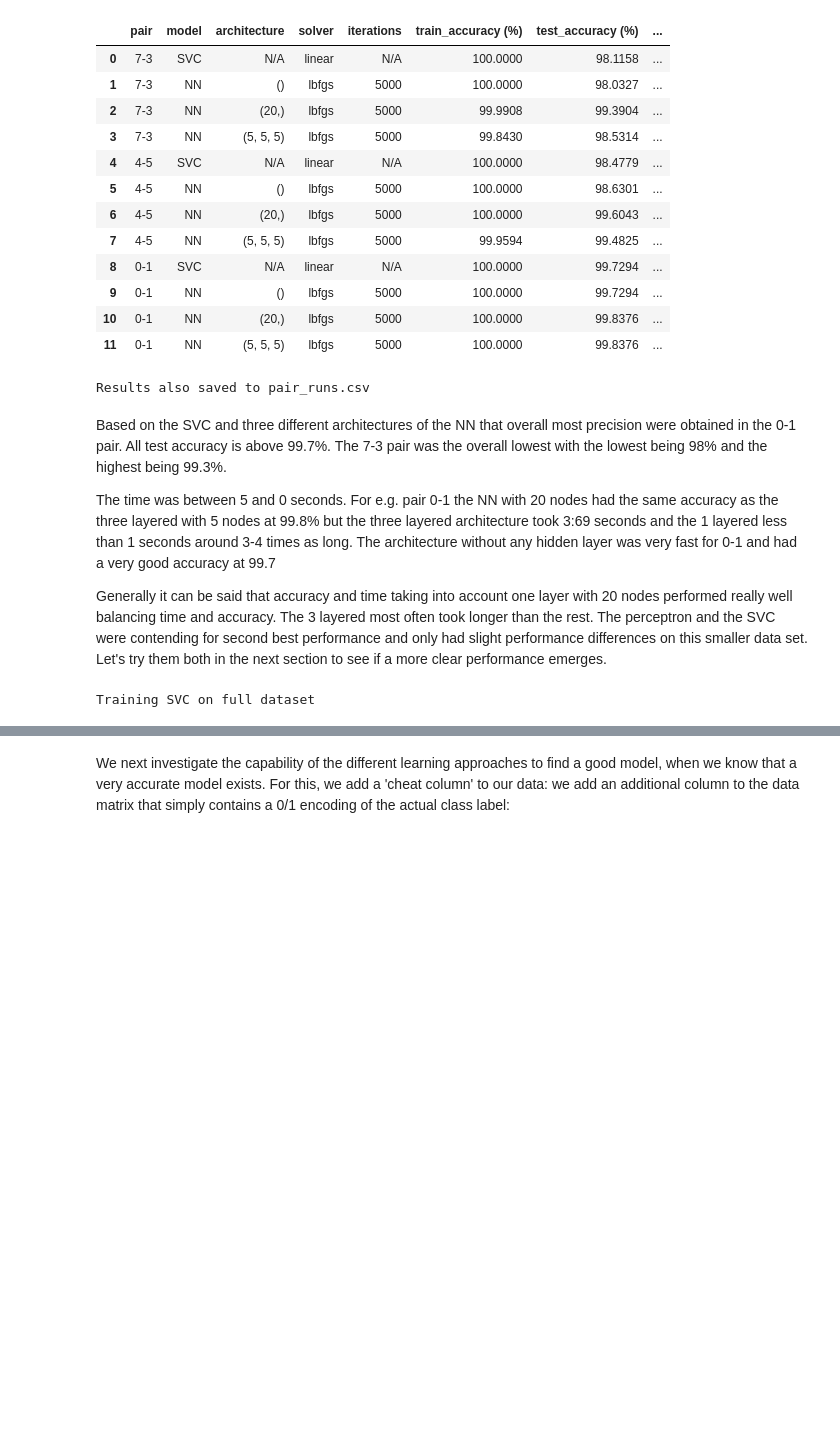
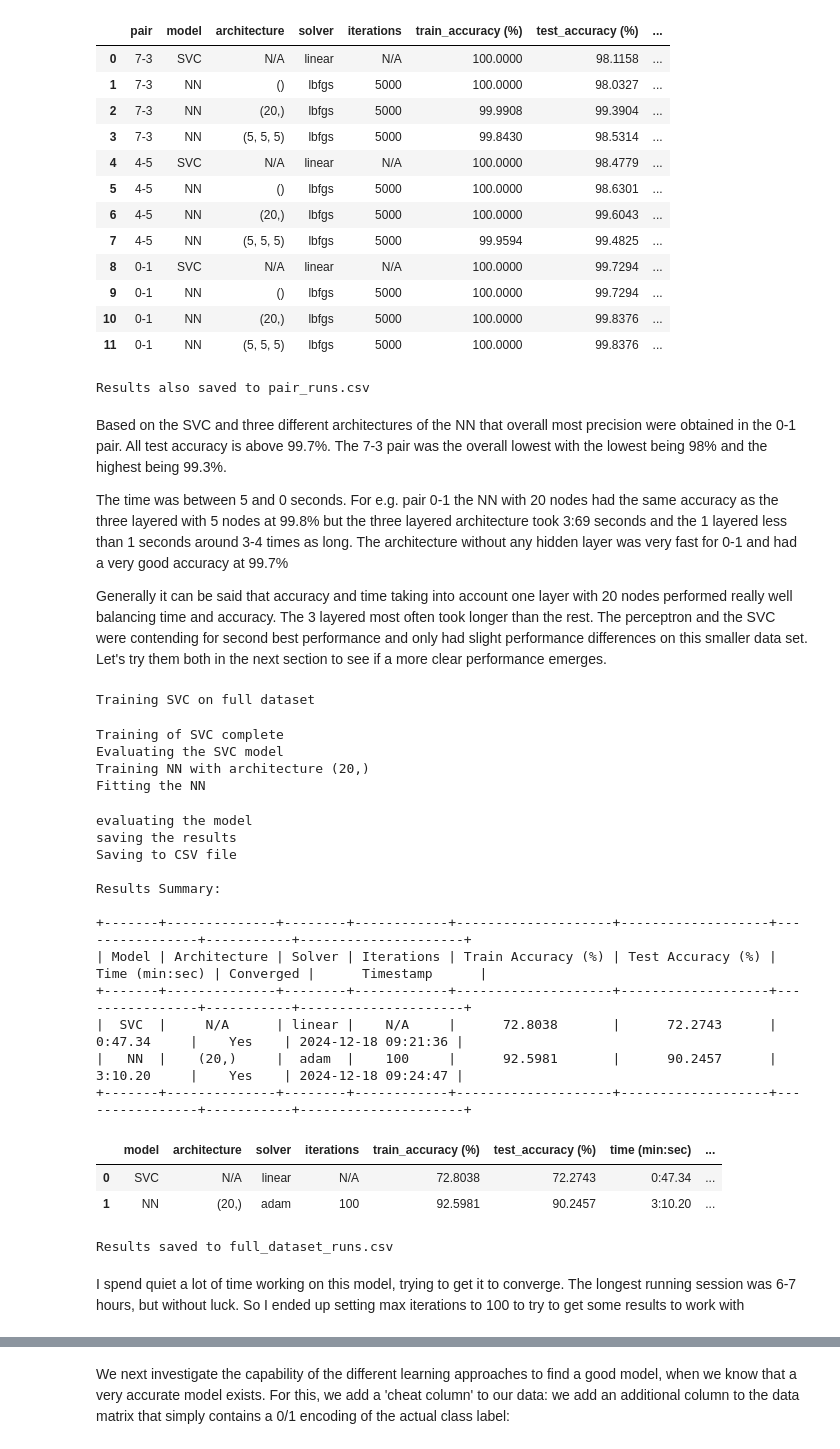
Before and after one commit to kennethelong/firstPyhtonProject, a Jupyter notebook: Exam/Exercise_sheet_E24-2.ipynb, the cells around one changed output, grey strips where cells are left out. Cells and saved outputs as stored; diff of their text form; code cells hidden in the pictures; blank space fills up the shorter version.

```diff
--- a/Exam/Exercise_sheet_E24-2.ipynb
+++ b/Exam/Exercise_sheet_E24-2.ipynb
@@ -603,7 +599,7 @@ Results also saved to pair_runs.csv
 # %% [markdown]
 Based on the SVC and three different architectures of the NN that overall most precision were obtained in the 0-1 pair. All test accuracy is above 99.7%. The 7-3 pair was the overall lowest with the lowest being 98% and the highest being 99.3%.
 
-The time was between 5 and 0 seconds. For e.g. pair 0-1 the NN with 20 nodes had the same accuracy as the three layered with 5 nodes at 99.8% but the three layered architecture took 3:69 seconds and the 1 layered less than 1 seconds around 3-4 times as long. The architecture without any hidden layer was very fast for 0-1 and had a very good accuracy at 99.7
+The time was between 5 and 0 seconds. For e.g. pair 0-1 the NN with 20 nodes had the same accuracy as the three layered with 5 nodes at 99.8% but the three layered architecture took 3:69 seconds and the 1 layered less than 1 seconds around 3-4 times as long. The architecture without any hidden layer was very fast for 0-1 and had a very good accuracy at 99.7%
 
 Generally it can be said that accuracy and time taking into account one layer with 20 nodes performed really well balancing time and accuracy. The 3 layered most often took longer than the rest. The perceptron and the SVC were contending for second best performance and only had slight performance differences on this smaller data set. Let's try them both in the next section to see if a more clear performance emerges.
 # %%
@@ -628,8 +624,8 @@ from prettytable import PrettyTable
 
 # Neural network configurations to run
 nn_configurations = [
-    {"architecture": (), "solver": "adam", "iterations": 10000},
-    {"architecture": (), "solver": "lbfgs", "iterations": 10000},
+    {"architecture": (20,), "solver": "adam", "iterations": 100},
+    #{"architecture": (), "solver": "lbfgs", "iterations": 10000},
     #{"architecture": (20,), "solver": "lbfgs", "iterations": 5000},
 ]
 
@@ -644,7 +640,7 @@ X_train, X_test, y_train, y_test = train_test_split(mnist.data, mnist.target, ra
 
 print(f"Training SVC on full dataset")
 start_svc = time.time()
-svc = SVC(kernel="linear", random_state=11)
+svc = SVC(kernel="linear", random_state=11, max_iter=100)
 svc.fit(X_train, y_train)
 print(f"Training of SVC complete")
 end_svc = time.time()
@@ -724,33 +720,55 @@ results_df.to_csv(file_path, index=False)
 # Display results as a PrettyTable
 table = PrettyTable()
 table.field_names = [
     "Model", "Architecture", "Solver", "Iterations",
     "Train Accuracy (%)", "Test Accuracy (%)", "Time (min:sec)", "Converged", "Timestamp"
 ]
 
 for result in results:
     table.add_row([
         result["model"],
         result["architecture"],
         result["solver"],
         result["iterations"],
         result["train_accuracy (%)"],
         result["test_accuracy (%)"],
         result["time (min:sec)"],
         result["converged"],
         result["timestamp"],
     ])
 
 print("\nResults Summary:\n")
 print(table)
 
 # Display results inline in Jupyter
 from IPython.display import display
 display(results_df)
 
 print(f"\nResults saved to {file_path}")
 # %% [output]
 Training SVC on full dataset
+Training of SVC complete
+Evaluating the SVC model
+Training NN with architecture (20,)
+Fitting the NN
+evaluating the model
+saving the results
+Saving to CSV file
+
+Results Summary:
+
++-------+--------------+--------+------------+--------------------+-------------------+----------------+-----------+---------------------+
+| Model | Architecture | Solver | Iterations | Train Accuracy (%) | Test Accuracy (%) | Time (min:sec) | Converged |      Timestamp      |
++-------+--------------+--------+------------+--------------------+-------------------+----------------+-----------+---------------------+
+|  SVC  |     N/A      | linear |    N/A     |      72.8038       |      72.2743      |    0:47.34     |    Yes    | 2024-12-18 09:21:36 |
+|   NN  |    (20,)     |  adam  |    100     |      92.5981       |      90.2457      |    3:10.20     |    Yes    | 2024-12-18 09:24:47 |
++-------+--------------+--------+------------+--------------------+-------------------+----------------+-----------+---------------------+
+|  | model | architecture | solver | iterations | train_accuracy (%) | test_accuracy (%) | time (min:sec) | ... |
+| 0 | SVC | N/A | linear | N/A | 72.8038 | 72.2743 | 0:47.34 | ... |
+| 1 | NN | (20,) | adam | 100 | 92.5981 | 90.2457 | 3:10.20 | ... |
+Results saved to full_dataset_runs.csv
+# %% [markdown]
+I spend quiet a lot of time working on this model, trying to get it to converge. The longest running session was 6-7 hours, but without luck. So I ended up setting max iterations to 100 to try to get some results to work with
 # %%
 ## Exercise: Using `sklearn.metrics.confusion_matrix` you can get an overview of all combinations of true and predicted labels (
 # see p. 298-299 in Müller & Guido). What does this tell you about which digits are easy, and which ones are difficult to recognize, and which ones are most easily confused?
```
Also changed, not shown: parts of 10 cells of this notebook, 3 other files.
